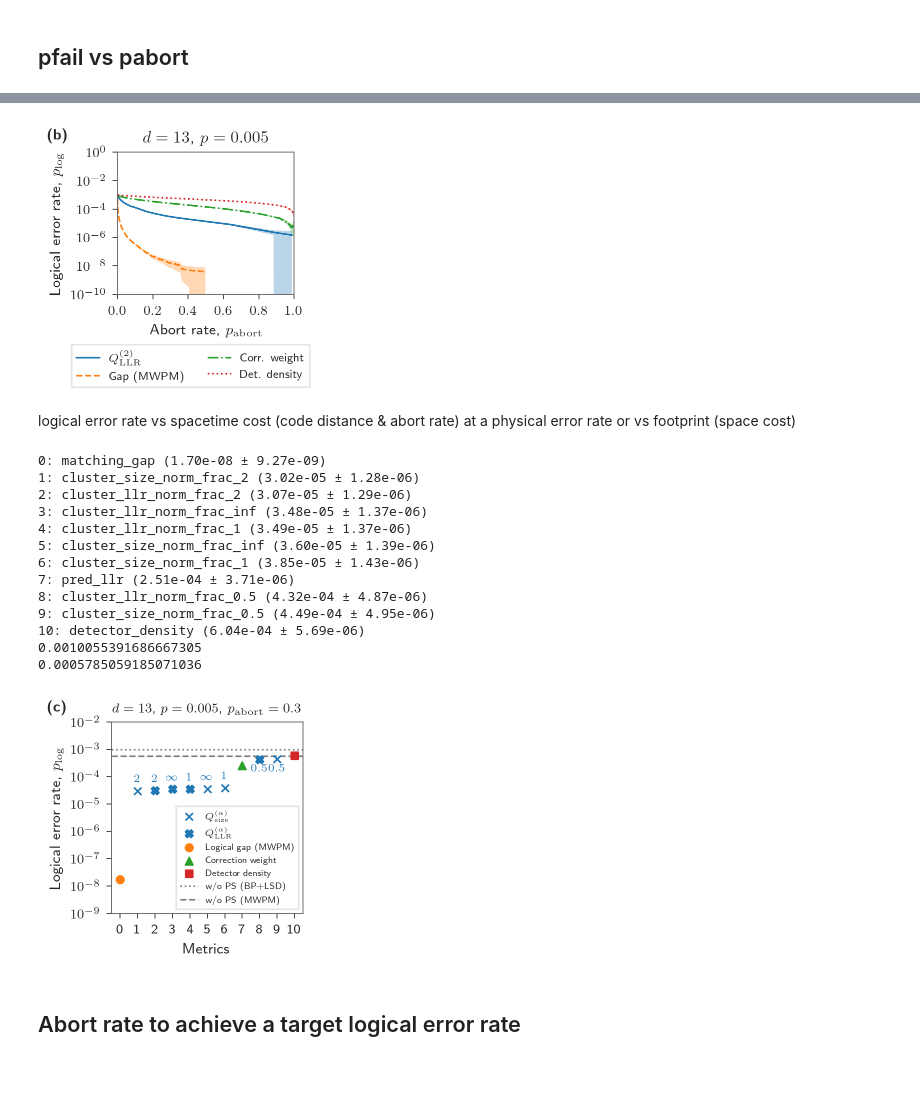
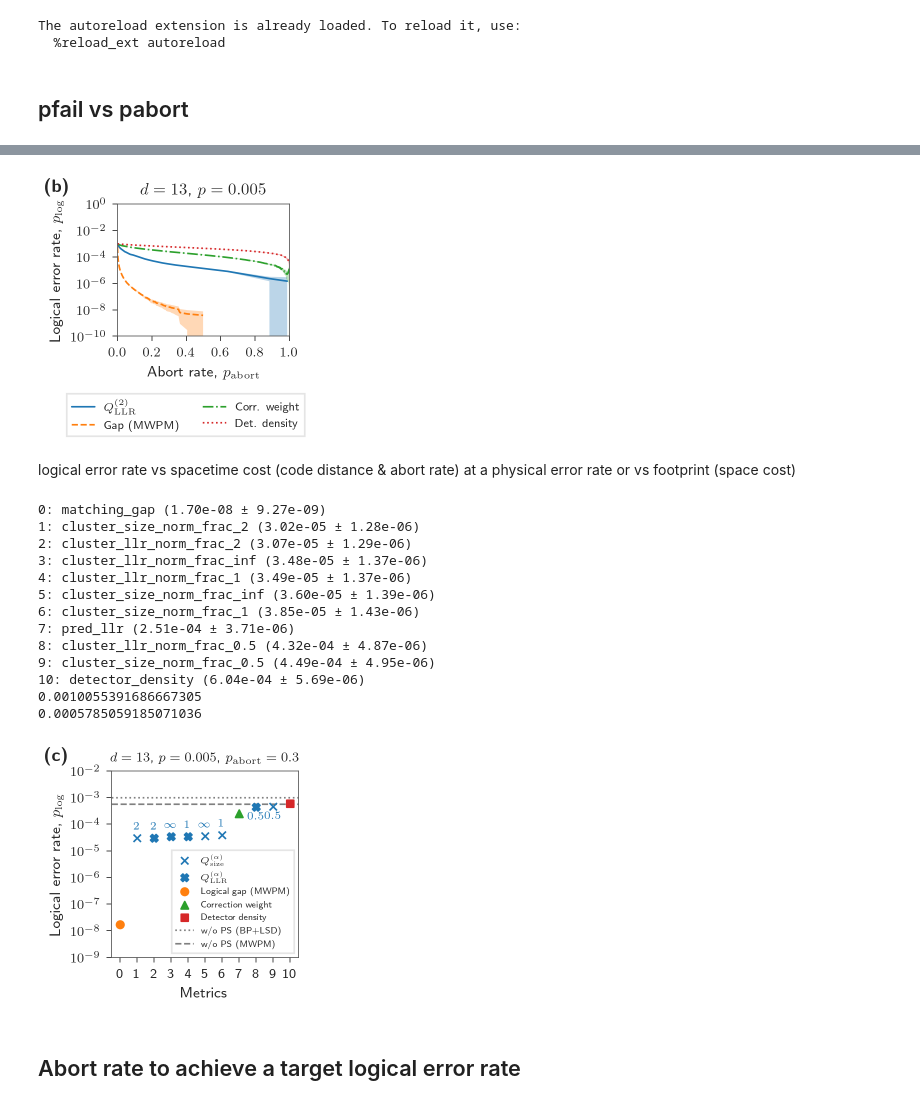
Before and after one commit to seokhyung-lee/ldpc-post-selection, a Jupyter notebook: simulations/analysis/notebooks/surface_code_analysis.ipynb, the cells around one changed output, grey strips where cells are left out. Cells and saved outputs as stored; diff of their text form; code cells hidden in the pictures; blank space fills up the shorter version.

```diff
--- a/simulations/analysis/notebooks/surface_code_analysis.ipynb
+++ b/simulations/analysis/notebooks/surface_code_analysis.ipynb
@@ -14,27 +14,13 @@ from importlib import reload
 import os
 import sys
 import pickle
-from pprint import pprint
 
 # Third-party library imports
 import numpy as np
 import pandas as pd
 import matplotlib.pyplot as plt
-import rsmf.abstract_formatter
-import seaborn as sns
-from jupyterthemes import jtplot
 
-# Custom modules (if needed)
-# module_path = os.path.join(os.path.expanduser('~'), 'CustomModules')
-# sys.path.append(module_path)
-# from telegram_notify import notify
-# from plotting_tools import error_band_plot, get_ax_data_range
-
-# Add the parent directory to sys.path (if needed)
-from pathlib import Path
-sys.path.append(str(Path(os.getcwd()).parent.parent))
-
-# Pandas configurations
+# Pandas and plotting configurations
 pd.set_option('display.max_rows', 1000)
 idx = pd.IndexSlice
 
@@ -44,7 +30,6 @@ FIG_FORMATTER: rsmf.abstract_formatter.AbstractFormatter = rsmf.setup(
     r"\documentclass[a4paper,twocolumn,10pt,unpublished]{quantumarticle}"
 )
 COLORS = plt.get_cmap('tab10')
-
 plt.rcParams.update({
     "axes.prop_cycle": plt.cycler("color", plt.cm.tab10.colors),
     "xtick.direction": "out",
@@ -52,8 +37,8 @@ plt.rcParams.update({
     "xtick.major.size": 3,
     "ytick.major.size": 3,
     "figure.constrained_layout.use": True,
-    "figure.constrained_layout.h_pad": 0.02,
-    "figure.constrained_layout.w_pad": 0.02,
+    "figure.constrained_layout.h_pad": 0.04,
+    "figure.constrained_layout.w_pad": 0.04,
     "figure.constrained_layout.hspace": 0.01,
     "figure.constrained_layout.wspace": 0.01,
     "legend.framealpha": 0.5,
@@ -74,9 +59,9 @@ def read_pickle(path):
     with open(path, 'rb') as f:
         obj = pickle.load(f)
     return obj
-
-from simulations.analysis.plotting_helpers import error_band_plot
-from simulations.analysis.plotting_helpers import load_data
+# %% [output]
+The autoreload extension is already loaded. To reload it, use:
+  %reload_ext autoreload
 # %% [markdown]
 ## pfail vs pabort
 # %%
@@ -305,18 +291,19 @@ def plot_plog_against_pabort(p, d, aspect_ratio=0.9):
 # %%
 fig, ax = plot_plog_against_pabort(5e-3, 13, aspect_ratio=1)
 fig.text(
     0,
     1,
     r"\textbf{(b)}",
+    fontsize=11,
     in_layout=False,
     transform=fig.transFigure,
     verticalalignment="top",
 )
 plt.savefig(
     "overleaf_figs/surface_code_metric_comparison_plog_vs_pabort.pdf",
 )
 # %% [output]
-[figure, old version]
+[figure, new version]
 # %% [markdown]
 logical error rate vs spacetime cost (code distance & abort rate) at a physical error rate
 or vs footprint (space cost)
@@ -506,6 +493,7 @@ fig.text(
     0,
     1,
     r"\textbf{(c)}",
+    fontsize=11,
     in_layout=False,
     transform=fig.transFigure,
     verticalalignment="top",
@@ -526,7 +514,7 @@ plt.savefig("overleaf_figs/surface_code_metric_comparison.pdf")
 10: detector_density (6.04e-04 ± 5.69e-06)
 0.0010055391686667305
 0.0005785059185071036
-[figure, old version]
+[figure, new version]
 # %% [markdown]
 ## Abort rate to achieve a target logical error rate
 # %%
```
Also changed, not shown: parts of 7 cells of this notebook, 10 other files.
